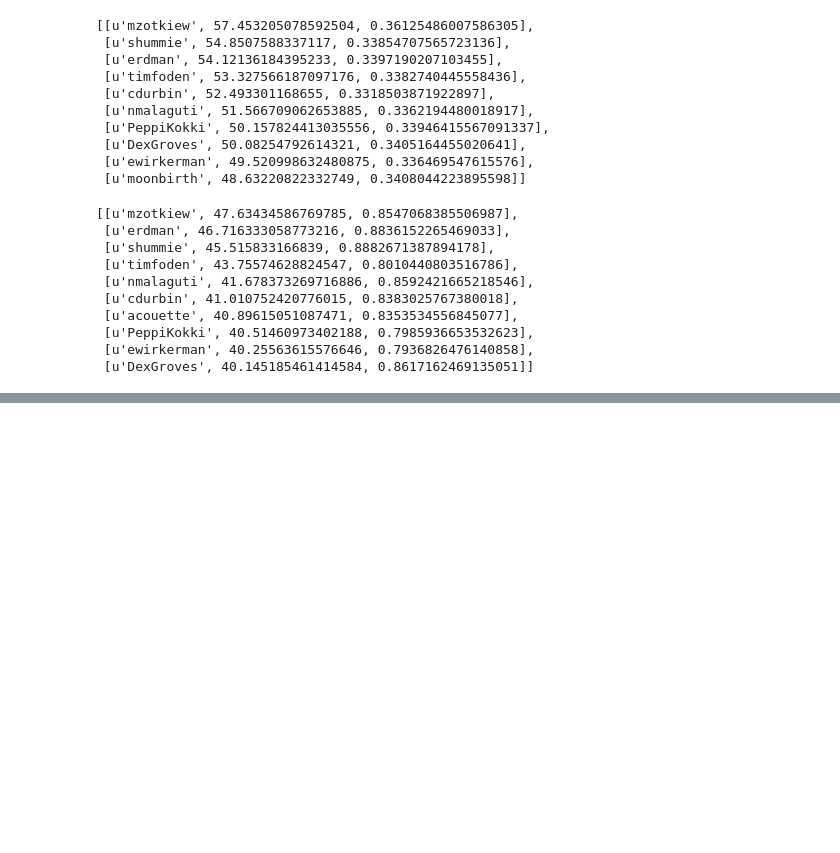
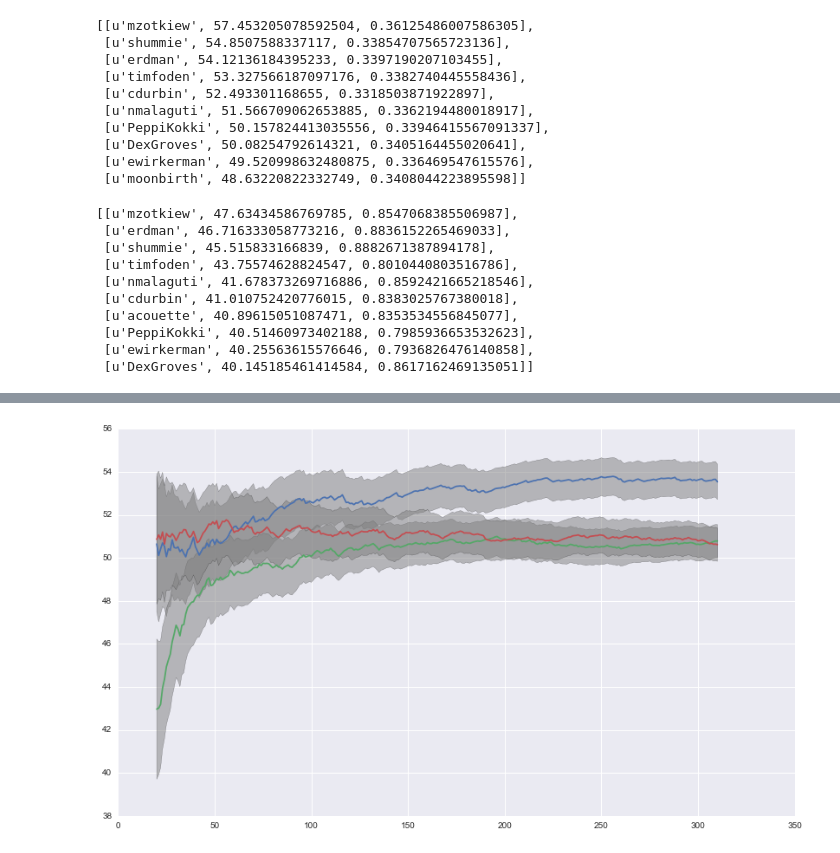
Before and after one commit to DanielVF/Halite-Ranking-Viz, a Jupyter notebook: Trueskill-Seaborn.ipynb, the cells around one changed output, grey strips where cells are left out. Drawn from its saved outputs; the diff is of its cells as text; code cells hidden in the pictures; blank space fills up the shorter version.

```diff
--- a/Trueskill-Seaborn.ipynb
+++ b/Trueskill-Seaborn.ipynb
@@ -238,0 +265,4 @@ leaderboard(players_topbottom)
+# %%
+plot_compare(players_low_tau,["mzotkiew","shummie","erdman"])
+# %% [output]
+[figure, added]
```
Also changed, not shown: parts of 2 cells of this notebook.
